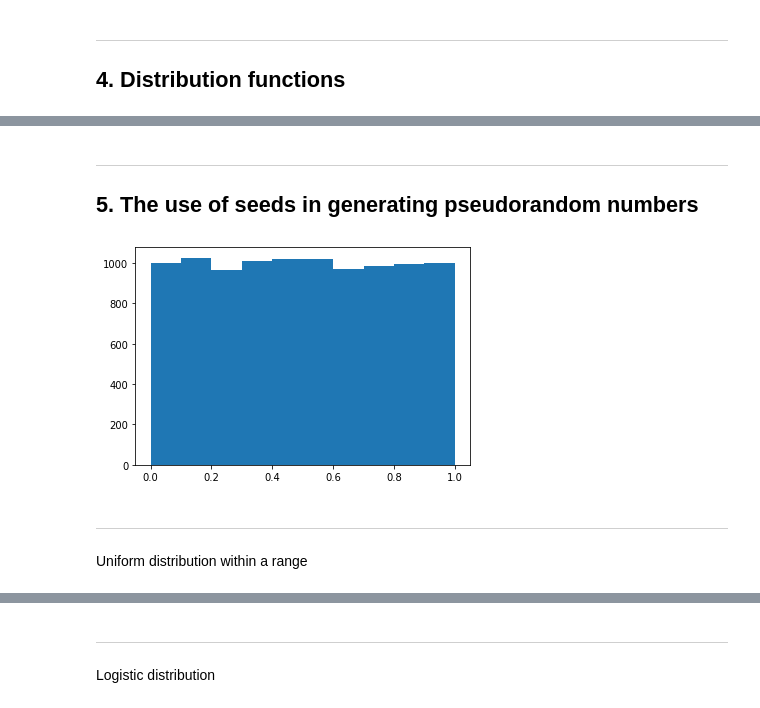
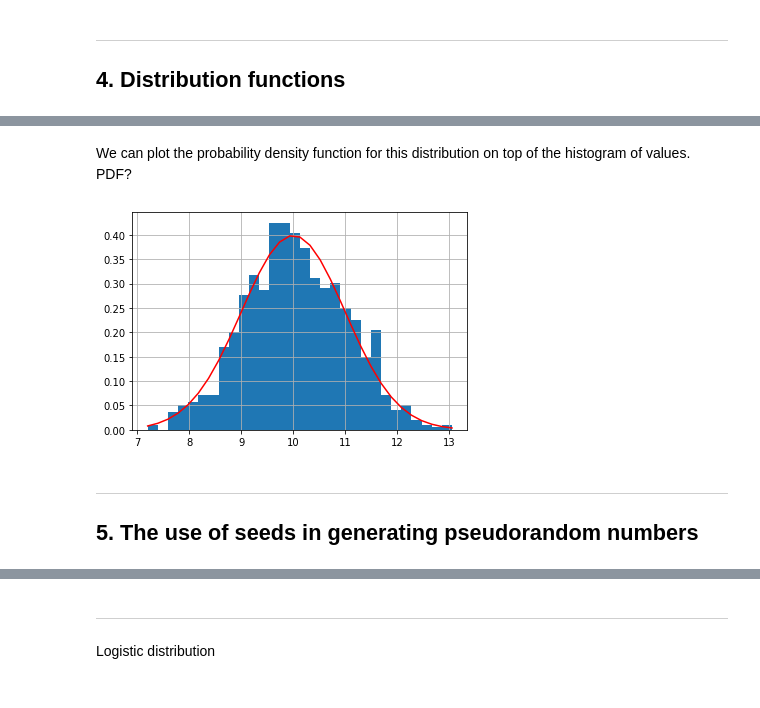
Before and after one commit to elizabethdaly/numpy-random, a Jupyter notebook: numpy-random.ipynb, the cells around one changed output, grey strips where cells are left out. Saved outputs shown, nothing was run; the diff lists cells and outputs as text; code cells hidden in the pictures.

```diff
--- a/numpy-random.ipynb
+++ b/numpy-random.ipynb
@@ -249,3 +289,12 @@ shuffled array
+# %% [markdown]
+We can plot the probability density function for this distribution on top of the histogram of values. PDF?
+# %%
+s = np.random.normal(mu1, sigma1, 1000)
+count, bins, ignored = plt.hist(s, 30, density=True)
+plt.plot(bins, 1/(sigma1 * np.sqrt(2 * np.pi)) * np.exp( - (bins - mu1)**2 / (2 * sigma1**2) ), color='r')
+plt.grid()
+# %% [output]
+[figure, added]
 # %% [markdown]
 ***
 ## 5. The use of seeds in generating pseudorandom numbers
@@ -254,9 +300,0 @@ x = np.random.rand(10000)
-# %%
-
-plt.hist(x)
-plt.show()
-# %% [output]
-[figure, removed]
-# %% [markdown]
-***
-Uniform distribution within a range
```
Also changed, not shown: parts of 28 cells of this notebook, 1 other file.
